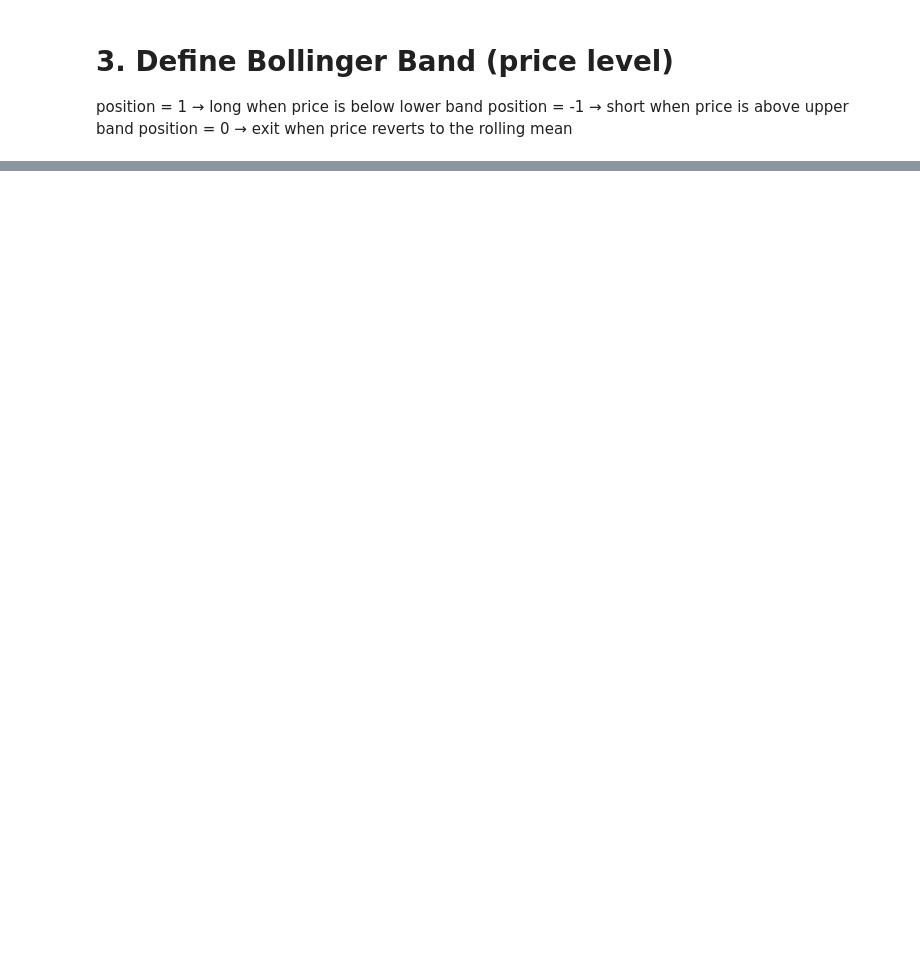
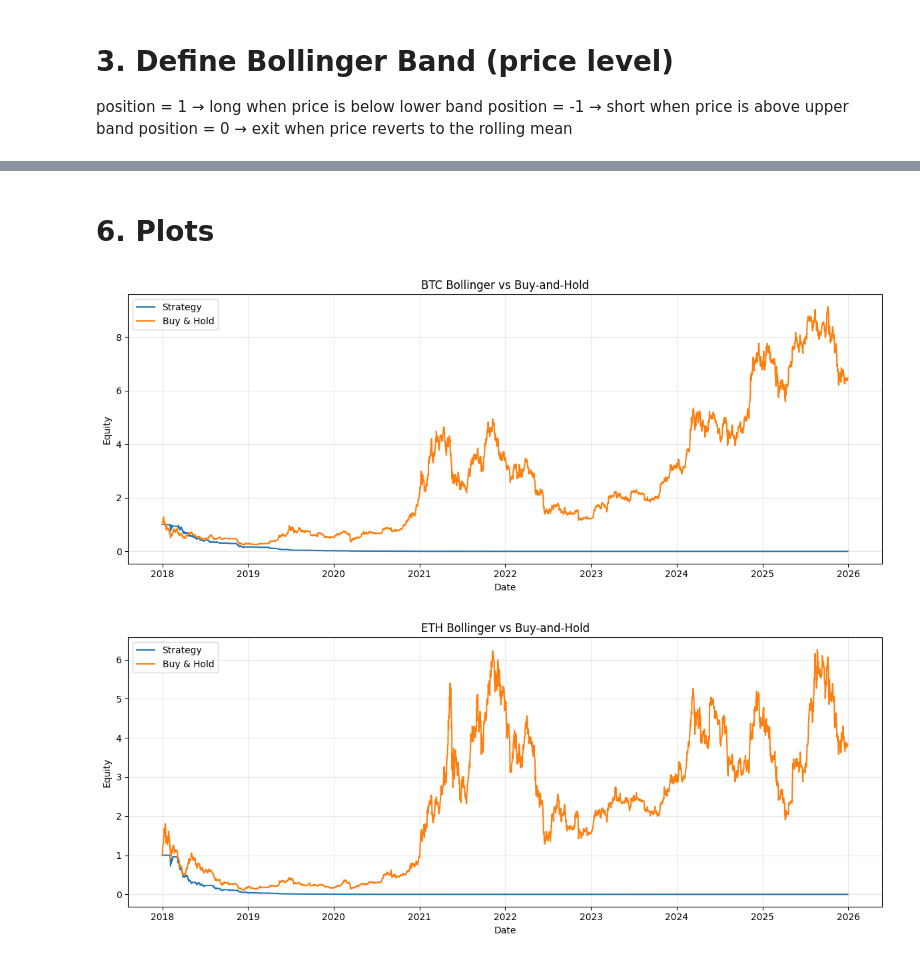
Before and after one commit to yizhouhang/dse4211_crypto_portfolio, a Jupyter notebook: strategies/bollinger.ipynb, the cells around one changed output, grey strips where cells are left out. Saved outputs shown, nothing was run; the diff lists cells and outputs as text; code cells hidden in the pictures; blank space fills up the shorter version.

```diff
--- a/strategies/bollinger.ipynb
+++ b/strategies/bollinger.ipynb
@@ -142,13 +229,9 @@ def bollinger_price_csv(
 btc_bb = bollinger_price_csv(btc, "btc_bollinger_post_trade.csv")
 eth_bb = bollinger_price_csv(eth, "eth_bollinger_post_trade.csv")
 
-# Compute strategy returns: position is lagged by 1 to avoid look-ahead bias
-btc_bb["strategy_return"] = btc_bb["position"].shift(1) * btc_bb["log_return"]
-eth_bb["strategy_return"] = eth_bb["position"].shift(1) * eth_bb["log_return"]
-
-# Evaluate both
-btc_metrics = evaluate_strategy(btc_bb["strategy_return"])
-eth_metrics = evaluate_strategy(eth_bb["strategy_return"])
+# Evaluate using standardised evaluation framework
+btc_daily_eval, btc_summary = evaluate_strategy_full(btc_bb)
+eth_daily_eval, eth_summary = evaluate_strategy_full(eth_bb)
 
 # Post-trade tables: rows where a trade occurred
 btc_trades = btc_bb[btc_bb["trade"] != 0].copy()
@@ -226,0 +308,20 @@ The Bollinger Bands mean-reversion strategy generated persistently negative perf
+# %% [markdown]
+# 6. Plots
+# %%
+def plot_strategy_vs_buy_hold(daily_df, date_col="date", price_col="price", title="Strategy vs Buy-and-Hold"):
+    df = daily_df.copy()
+    df[date_col] = pd.to_datetime(df[date_col])
+    df = df.sort_values(date_col).reset_index(drop=True)
+    df["buy_hold_ret"] = df[price_col].pct_change().fillna(0.0)
+    df["buy_hold_equity"] = (1 + df["buy_hold_ret"]).cumprod()
+    plt.figure(figsize=(12, 5))
+    plt.plot(df[date_col], df["equity_curve"], label="Strategy")
+    plt.plot(df[date_col], df["buy_hold_equity"], label="Buy & Hold")
+    plt.title(title); plt.xlabel("Date"); plt.ylabel("Equity")
+    plt.legend(); plt.grid(True, alpha=0.3); plt.tight_layout(); plt.show()
+
+plot_strategy_vs_buy_hold(btc_daily_eval, title="BTC Bollinger vs Buy-and-Hold")
+plot_strategy_vs_buy_hold(eth_daily_eval, title="ETH Bollinger vs Buy-and-Hold")
+# %% [output]
+[figure, added]
+[figure, added]
```
Also changed, not shown: parts of 9 cells of this notebook.
